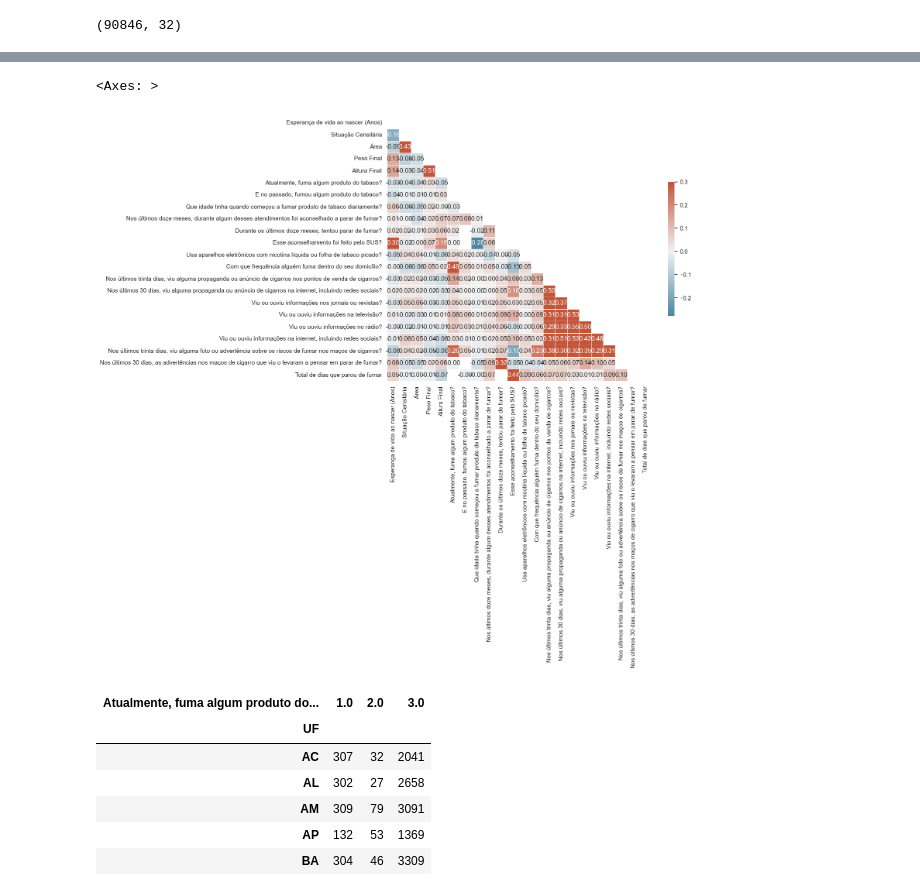
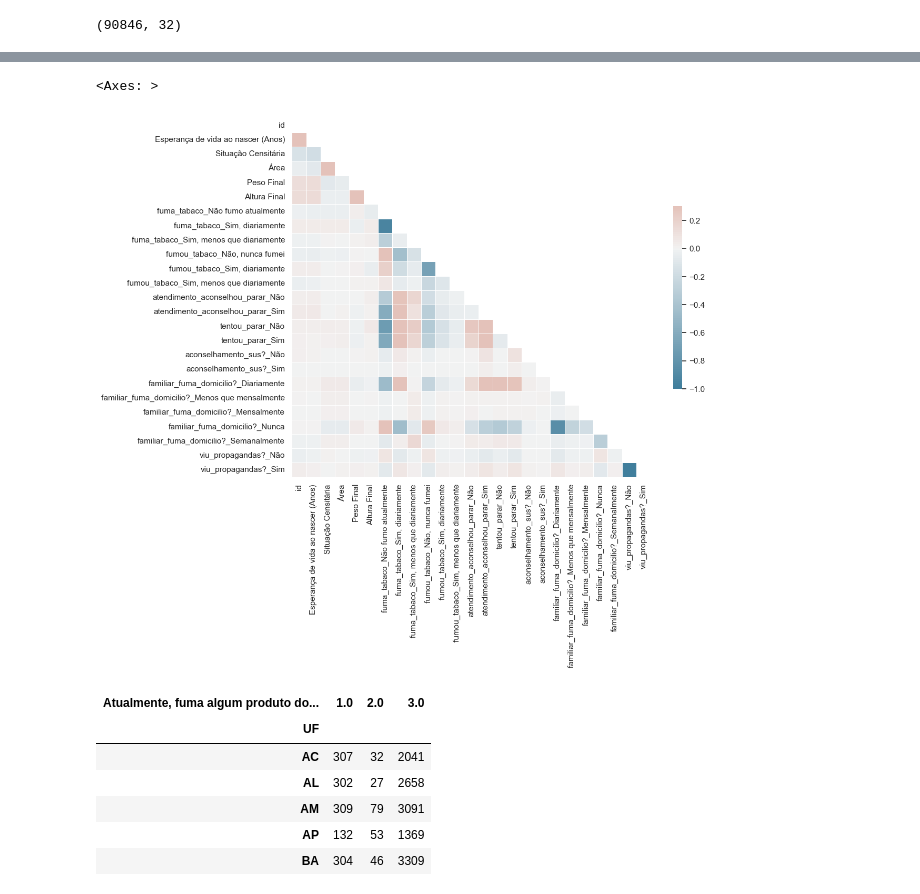
Before and after one commit to maafinotti/TCC-PNS, a Jupyter notebook: PNS_fumo.ipynb, the cells around one changed output, grey strips where cells are left out. Saved outputs shown, nothing was run; the diff lists cells and outputs as text; code cells hidden in the pictures.

```diff
--- a/PNS_fumo.ipynb
+++ b/PNS_fumo.ipynb
@@ -57,2 +27,9 @@ df_fumo = df_fumo.drop(columns = ['Nos últimos doze meses, durante algum atendi
 # %%
 df_corr = df_fumo.drop(columns = ['UF', 'Está grávida?'])
+# %%
+df_corr['Viu ou ouviu informações em veiculos de comunicação'] = df_corr[['Viu ou ouviu informações nos jornais ou revistas?',
+       'Viu ou ouviu informações na televisão?',
+       'Viu ou ouviu informações no rádio?',
+       'Viu ou ouviu informações na internet, incluindo redes sociais?']].apply(
+    lambda row: 1 if (row == 1).any() else 2, axis=1)
+df_corr
@@ -61,26 +105,28 @@ df_corr.to_csv('bases_agrupadas/fumo.csv')
 # %%
 sns.set_theme(style="white")
 
-df_corr.drop(columns = ['id'], inplace = True)
+# df_dummies.drop(columns = ['id'], inplace = True)
 
 # Compute the correlation matrix
-corr = df_corr.corr()
+corr = df_dummies.corr()
 
 # Generate a mask for the upper triangle
 mask = np.triu(np.ones_like(corr, dtype=bool))
 
 # Set up the matplotlib figure
 f, ax = plt.subplots(figsize=(11, 9))
 
 # Generate a custom diverging colormap
 cmap = sns.diverging_palette(230, 20, as_cmap=True)
 
 # Draw the heatmap with the mask and correct aspect ratio
 sns.heatmap(corr, mask=mask, cmap=cmap, vmax=.3, center=0,
-            square=True, linewidths=.5, cbar_kws={"shrink": .5}, annot=True, fmt=".2f")
+            square=True, linewidths=.5, cbar_kws={"shrink": .5}
+            # , annot=True, fmt=".2f"
+            )
 # %% [output]
 <Axes: >
-[figure, old version]
+[figure, new version]
 # %%
 uf_fumo = df_fumo.groupby(['UF', 'Atualmente, fuma algum produto do tabaco?']).size().unstack(fill_value=0)
 uf_fumo
```
Also changed, not shown: parts of 6 cells of this notebook, 3 other files.
